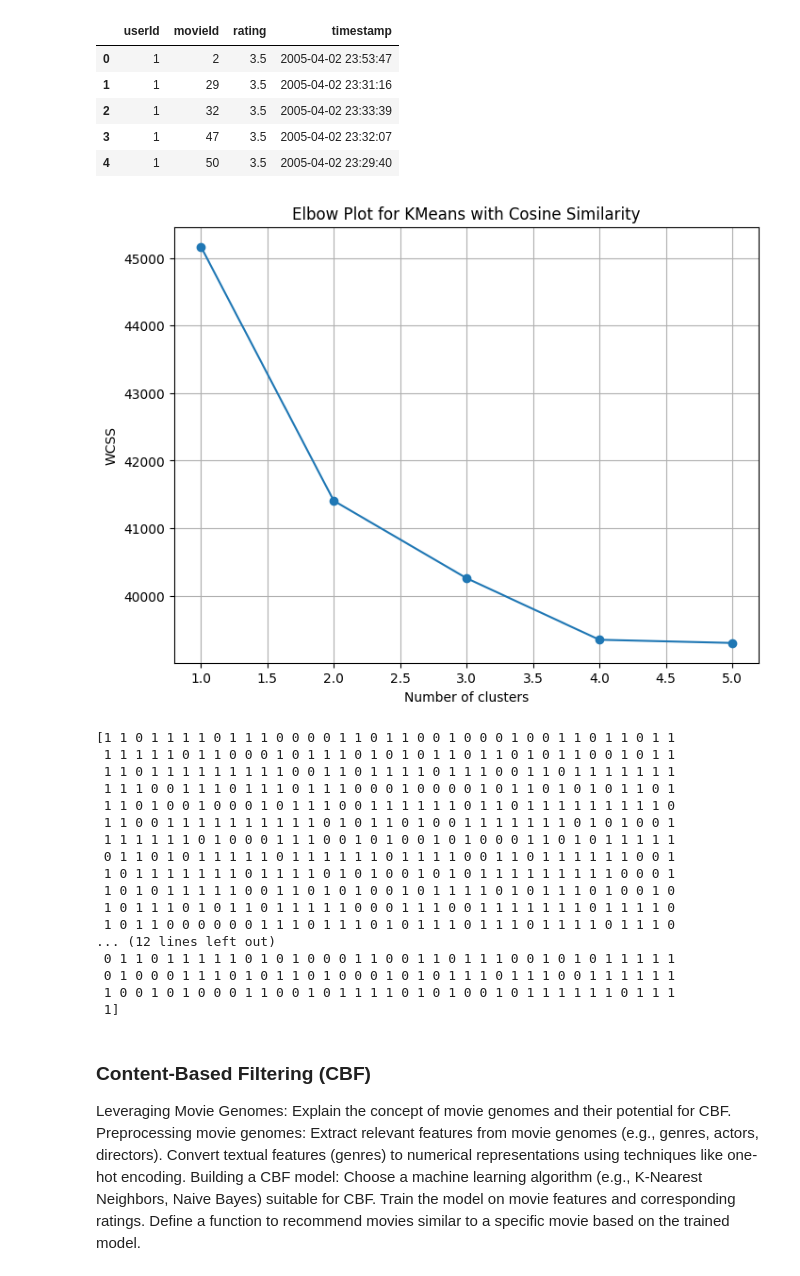
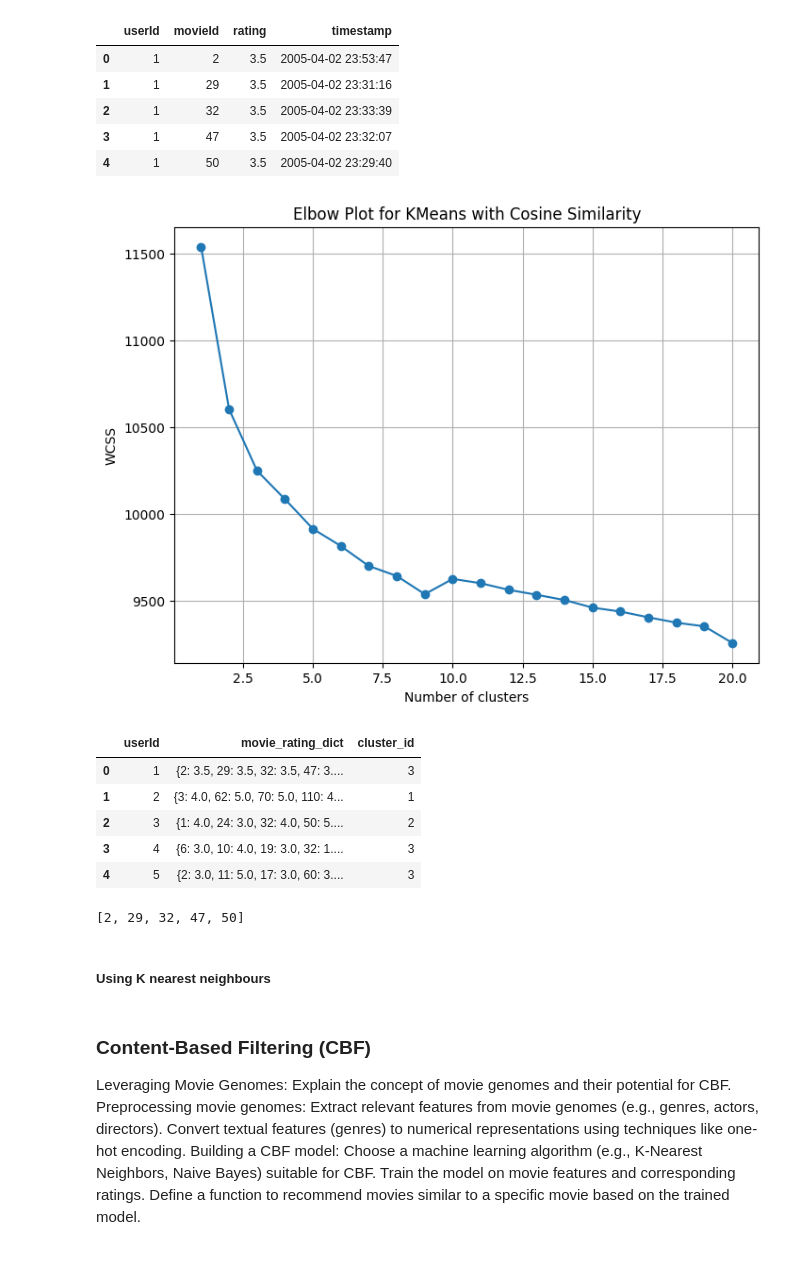
Before and after one commit to UtkarshBindal1996/MovieRecommendationSystem, a Jupyter notebook: recommendation_engine.ipynb, the cells around one changed output. Drawn from its saved outputs; the diff is of its cells as text; code cells hidden in the pictures.

Commit message:
adding recommendation engine code

```diff
--- a/recommendation_engine.ipynb
+++ b/recommendation_engine.ipynb
@@ -209,37 +212,37 @@ from sklearn.cluster import KMeans
 from sklearn.metrics.pairwise import cosine_similarity
 import matplotlib.pyplot as plt
 
-def kmeans_cosine_elbow(data, max_clusters=5):
+def kmeans_cosine_elbow(data, max_clusters=20):
     # Calculate cosine similarity matrix using your custom function
     similarity_matrix = np.zeros((len(data), len(data)))  # Initialize similarity matrix
     for i in range(len(data)):
         for j in range(i, len(data)):  # Fill upper triangular matrix for efficiency (avoid duplicates)
             similarity_matrix[i, j] = adjusted_cosine_similarity(data[i], data[j])
             similarity_matrix[j, i] = similarity_matrix[i, j]  # Fill lower triangular matrix for symmetry
 
     # List to store WCSS (Within-Cluster Sum of Squares) for different k values
     wcss = []
     for k in range(1, max_clusters + 1):
         kmeans = KMeans(n_clusters=k, random_state=42)  # Set random state for reproducibility
         kmeans.fit(similarity_matrix)
         wcss.append(kmeans.inertia_)  # Inertia represents WCSS
 
     # Elbow plot
     plt.figure(figsize=(8, 6))
     plt.plot(range(1, max_clusters + 1), wcss, marker='o', linestyle='-')
     plt.xlabel("Number of clusters")
     plt.ylabel("WCSS")
     plt.title("Elbow Plot for KMeans with Cosine Similarity")
     plt.grid(True)
     plt.show()
 
     # You can observe the elbow point in the plot to determine the optimal k
 
 # Example usage (replace with your actual data)
-data = list(user_rating_dictionary.values())[:1000]
+data = list(user_rating_dictionary.values())[:500]
 kmeans_cosine_elbow(data)
 # %% [output]
-[figure, old version]
+[figure, new version]
 # %%
 import numpy as np
 from sklearn.cluster import KMeans
@@ -276,20 +288,16 @@ cluster_labels = kmeans_clustering_visualize(data, optimal_k)
 # %%
-print(cluster_labels)
+import pandas as pd
+
+# merge together, top_keys, top_values, and cluster_labels
+data_dict = {"userId": top_keys, "movie_rating_dict": top_values, "cluster_id": cluster_labels}
+# Create a DataFrame from the dictionary
+clustered_df = pd.DataFrame(data_dict)
+
+clustered_df.head()
 # %% [output]
-[1 1 0 1 1 1 1 0 1 1 1 0 0 0 0 1 1 0 1 1 0 0 1 0 0 0 1 0 0 1 1 0 1 1 0 1 1
- 1 1 1 1 1 0 1 1 0 0 0 1 0 1 1 1 0 1 0 1 0 1 1 0 1 1 0 1 0 1 1 0 0 1 0 1 1
- 1 1 0 1 1 1 1 1 1 1 1 1 0 0 1 1 0 1 1 1 1 0 1 1 1 0 0 1 1 0 1 1 1 1 1 1 1
- 1 1 1 0 0 1 1 1 0 1 1 1 0 1 1 1 0 0 0 1 0 0 0 0 1 0 1 1 0 1 0 1 0 1 1 0 1
- 1 1 0 1 0 0 1 0 0 0 1 0 1 1 1 0 0 1 1 1 1 1 1 0 1 1 0 1 1 1 1 1 1 1 1 1 0
- 1 1 0 0 1 1 1 1 1 1 1 1 1 1 0 1 0 1 1 0 1 0 0 1 1 1 1 1 1 1 0 1 0 1 0 0 1
- 1 1 1 1 1 1 0 1 0 0 0 1 1 1 0 0 1 0 1 0 0 1 0 1 0 0 0 1 1 0 1 0 1 1 1 1 1
- 0 1 1 0 1 0 1 1 1 1 1 0 1 1 1 1 1 1 0 1 1 1 1 0 0 1 1 0 1 1 1 1 1 1 0 0 1
- 1 0 1 1 1 1 1 1 1 0 1 1 1 1 0 1 0 1 0 0 1 0 1 0 1 1 1 1 1 1 1 1 1 0 0 0 1
- 1 0 1 0 1 1 1 1 1 0 0 1 1 0 1 0 1 0 0 1 0 1 1 1 1 0 1 0 1 1 1 0 1 0 0 1 0
- 1 0 1 1 1 0 1 0 1 1 0 1 1 1 1 1 0 0 0 1 1 1 0 0 1 1 1 1 1 1 1 0 1 1 1 1 0
- 1 0 1 1 0 0 0 0 0 0 1 1 1 0 1 1 1 0 1 0 1 1 1 0 1 1 1 0 1 1 1 1 0 1 1 1 0
-... (12 lines left out)
- 0 1 1 0 1 1 1 1 1 0 1 0 1 0 0 0 1 1 0 0 1 1 0 1 1 1 0 0 1 0 1 0 1 1 1 1 1
- 0 1 0 0 0 1 1 1 0 1 0 1 1 0 1 0 0 0 1 0 1 0 1 1 1 0 1 1 1 0 0 1 1 1 1 1 1
- 1 0 0 1 0 1 0 0 0 1 1 0 0 1 0 1 1 1 1 0 1 0 1 0 0 1 0 1 1 1 1 1 1 0 1 1 1
- 1]
+|  | userId | movie_rating_dict | cluster_id |
+| 0 | 1 | {2: 3.5, 29: 3.5, 32: 3.5, 47: 3.... | 3 |
+| 1 | 2 | {3: 4.0, 62: 5.0, 70: 5.0, 110: 4... | 1 |
+| 2 | 3 | {1: 4.0, 24: 3.0, 32: 4.0, 50: 5.... | 2 |
+| 3 | 4 | {6: 3.0, 10: 4.0, 19: 3.0, 32: 1.... | 3 |
+| 4 | 5 | {2: 3.0, 11: 5.0, 17: 3.0, 60: 3.... | 3 |
@@ -296,3 +338,15 @@ print(cluster_labels)
+# %%
+# Sort the dictionary by values (scores) in descending order
+sorted_movies = dict(sorted(recommendations.items(), key=lambda item: item[1], reverse=True))
+
+# Get the top 5 movie names (keys)
+top_5_movies = list(sorted_movies.keys())[:5]
+
+print(top_5_movies)
+# %% [output]
+[2, 29, 32, 47, 50]
+# %% [markdown]
+##### Using K nearest neighbours
 # %% [markdown]
 ### Content-Based Filtering (CBF)
 Leveraging Movie Genomes: Explain the concept of movie genomes and their potential for CBF.
```
Also changed, not shown: parts of 4 cells of this notebook.
